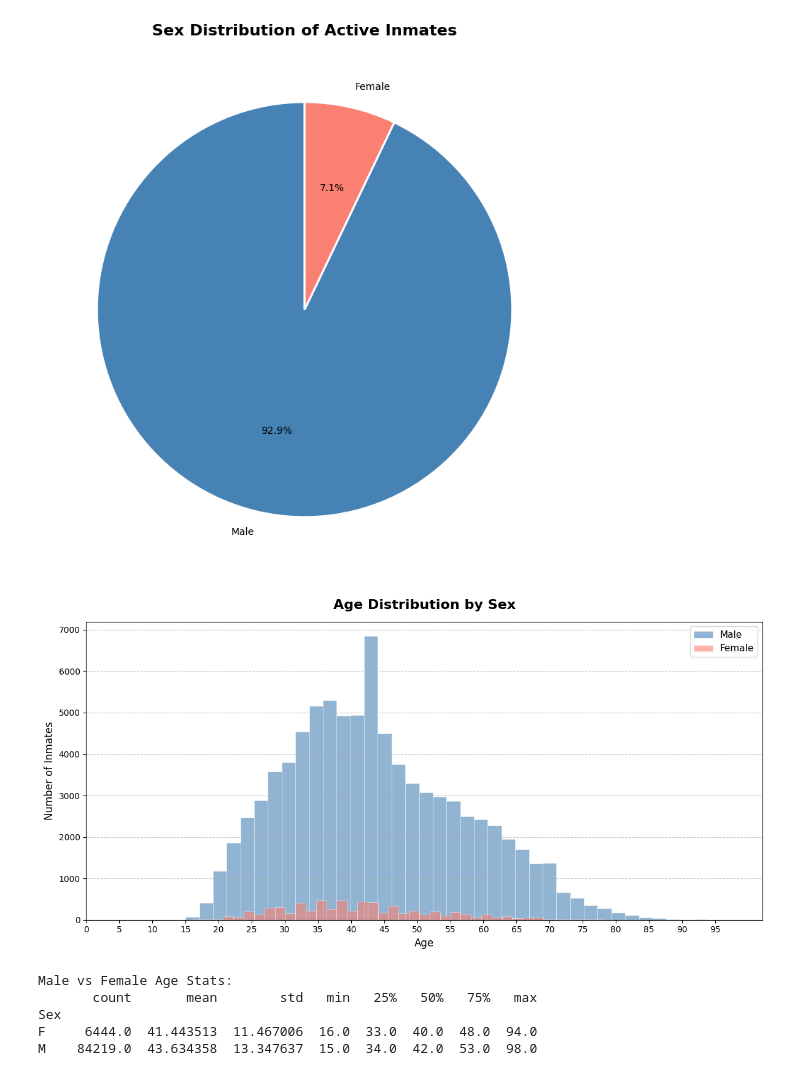
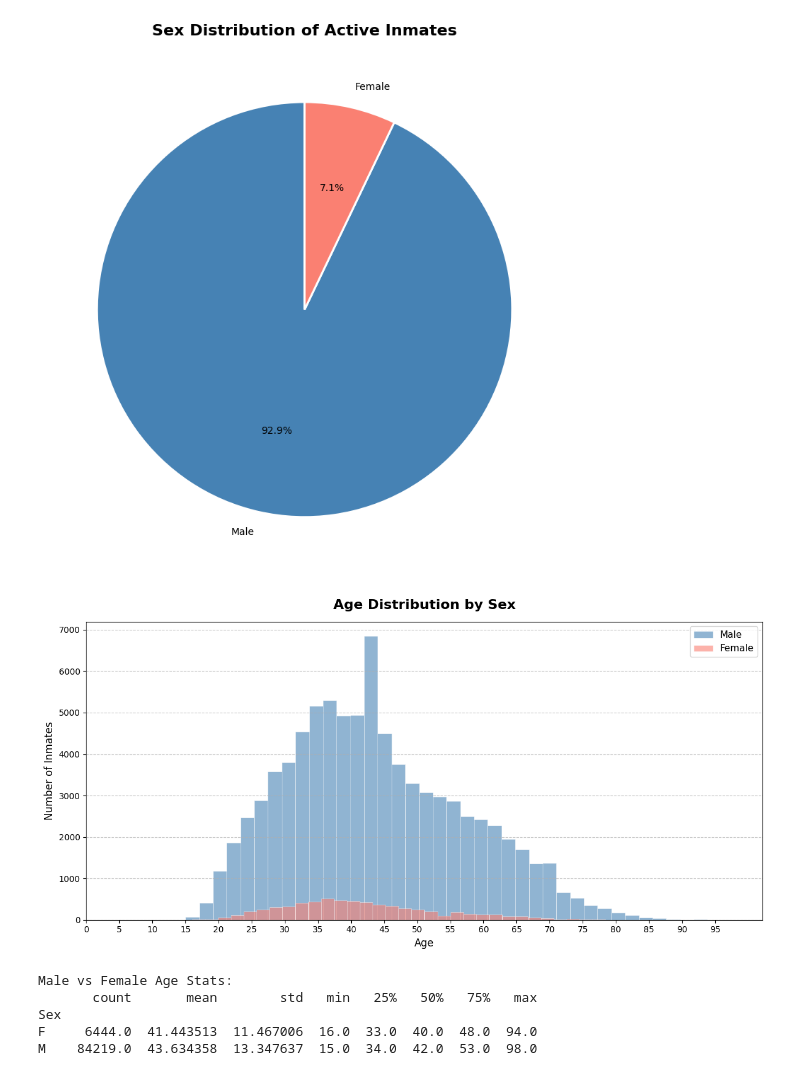
Before and after one commit to zkhechadoorian/florida_department_of_corrections_analytics, a Jupyter notebook: scripts/eda.ipynb, the cells around one changed output. Saved outputs shown, nothing was run; the diff lists cells and outputs as text; code cells hidden in the pictures.

```diff
--- a/scripts/eda.ipynb
+++ b/scripts/eda.ipynb
@@ -149,23 +149,23 @@ plt.show()
 # %%
 plt.figure(figsize=(12, 6))
 
 male = df[df['Sex'] == 'M']['Age']
 female = df[df['Sex'] == 'F']['Age']
 
 plt.hist(male, bins=40, color='steelblue', edgecolor='white', linewidth=0.5, alpha=0.6, label='Male')
-plt.hist(female, bins=50, color='salmon', edgecolor='white', linewidth=0.5, alpha=0.6, label='Female')
+plt.hist(female, bins=40, color='salmon', edgecolor='white', linewidth=0.5, alpha=0.6, label='Female')
 
 plt.title('Age Distribution by Sex', fontsize=16, fontweight='bold', pad=15)
 plt.xlabel('Age', fontsize=12)
 plt.ylabel('Number of Inmates', fontsize=12)
 plt.xticks(range(0, df['Age'].max()+1, 5), fontsize=10)
 plt.yticks(fontsize=10)
 plt.legend(fontsize=11)
 plt.grid(axis='y', linestyle='--', alpha=0.7)
 plt.tight_layout()
 plt.show()
 # %% [output]
-[figure, old version]
+[figure, new version]
 # %%
 print("Male vs Female Age Stats:")
 print(df.groupby('Sex')['Age'].describe())
```
